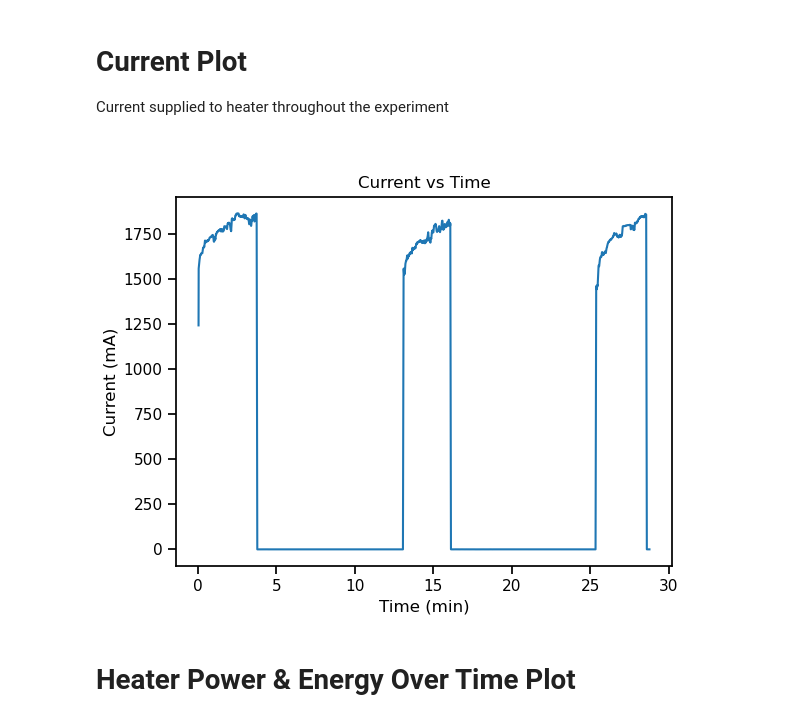
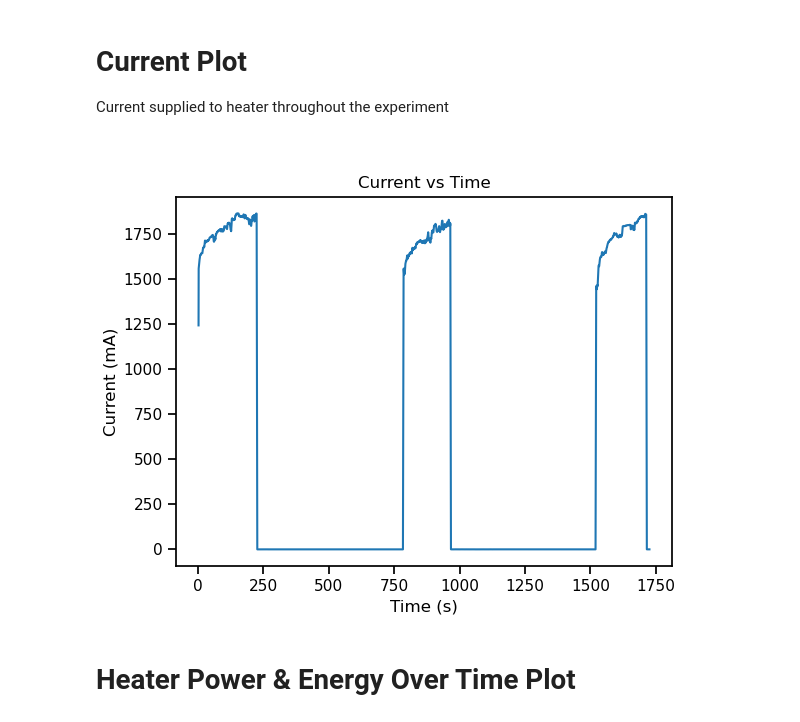
Before and after one commit to cmahoneyy/geng360-mahoney, a Jupyter notebook: Lab 5 - Heater/Lab 5 Data Processing.ipynb, the cells around one changed output. Drawn from its saved outputs; the diff is of its cells as text; code cells hidden in the pictures.

```diff
--- a/Lab 5 - Heater/Lab 5 Data Processing.ipynb
+++ b/Lab 5 - Heater/Lab 5 Data Processing.ipynb
@@ -36,7 +36,10 @@ Remember to use both Markdown and Code cells to import and plot your data. Refer
 myData = pd.read_csv("finaladjustedheater.csv")
 
 # convert time from ms to minutes
-myData['Time (min)'] = myData['Time (ms)'] / 60000
+# myData['Time (min)'] = myData['Time (ms)'] / 60000
+
+# convert time from ms to seconds
+myData['Time (s)'] = myData['Time (ms)'] / 1000
 
 # smoothing function to improve quality for temperature, power, and current data
 myData['Smoothed Temperature'] = myData[' Temperature (C)'].rolling(window=5).mean()
@@ -65,19 +68,19 @@ plt.show()
 Current supplied to heater throughout the experiment
 # %%
 plt.figure()  # Create a new figure
-sns.lineplot(x="Time (min)", y="Smoothed Current", data=myData)
+sns.lineplot(x="Time (s)", y="Smoothed Current", data=myData)
 plt.title("Current vs Time")
-plt.xlabel("Time (min)")
+plt.xlabel("Time (s)")
 plt.ylabel("Current (mA)")
 
 mplcursors.cursor(hover=False)  # Enable interactive cursor for data point selection
 
 # Click anywhere on your data to add a cursor
 # Right-click to remove a cursor
 
 plt.show()
 # %% [output]
-[figure, old version]
+[figure, new version]
 # %% [markdown]
 # Heater Power & Energy Over Time Plot
 # %%
```
Also changed, not shown: parts of 12 cells of this notebook.
